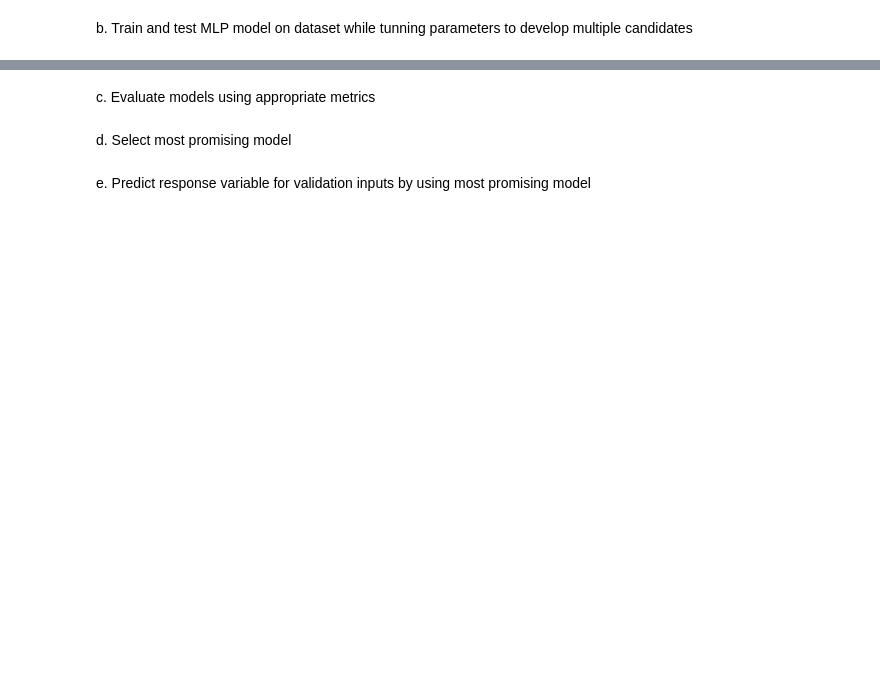
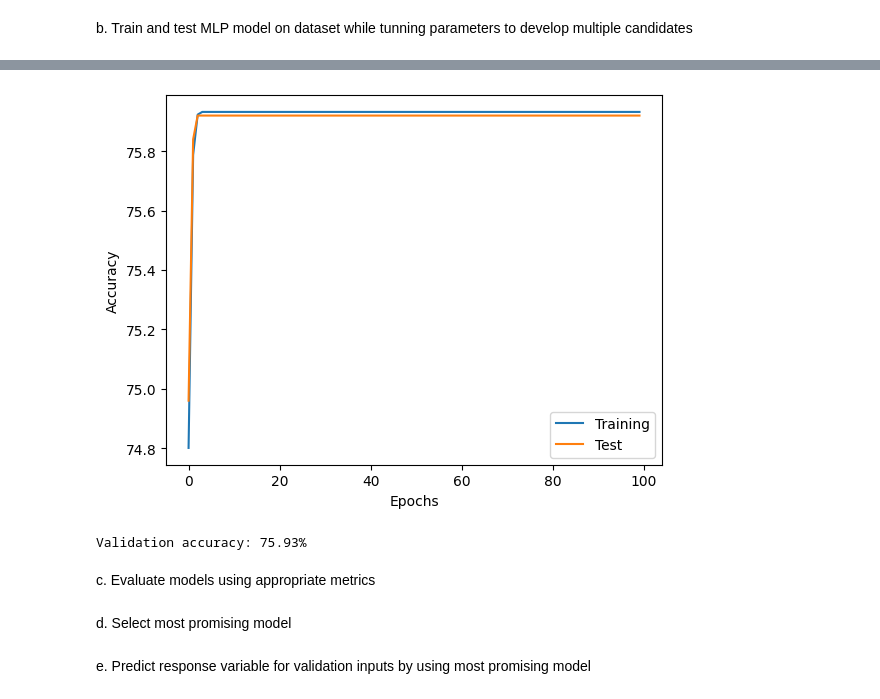
Before and after one commit to ldehrisman/MLP, a Jupyter notebook: Group_15_Project_2.ipynb, the cells around one changed output, grey strips where cells are left out. Cells and saved outputs as stored; diff of their text form; code cells hidden in the pictures; blank space fills up the shorter version.

```diff
--- a/Group_15_Project_2.ipynb
+++ b/Group_15_Project_2.ipynb
@@ -31,3 +261,22 @@ multiple candidates
+# %%
+# plot Epoch vs accuracy for training and validation test
+plt.plot(range(len(epoch_train_acc)), epoch_train_acc,
+         label='Training')
+plt.plot(range(len(epoch_test_acc)), epoch_test_acc,
+         label='Test')
+plt.ylabel('Accuracy')
+plt.xlabel('Epochs')
+plt.legend(loc='lower right')
+#plt.savefig('figures/11_08.png', dpi=300)
+plt.show()
+# %% [output]
+[figure, added]
+# %%
+# look at the accuracy of the validation dataset (i.e., new data)
+valid_mse, valid_acc = compute_mse_and_acc(model, X_valid, y_valid)
+print(f'Validation accuracy: {valid_acc*100:.2f}%')
+# %% [output]
+Validation accuracy: 75.93%
 # %% [markdown]
 c. Evaluate models using appropriate metrics
 # %% [markdown]
```
Also changed, not shown: parts of 15 cells of this notebook, 3 other files.
